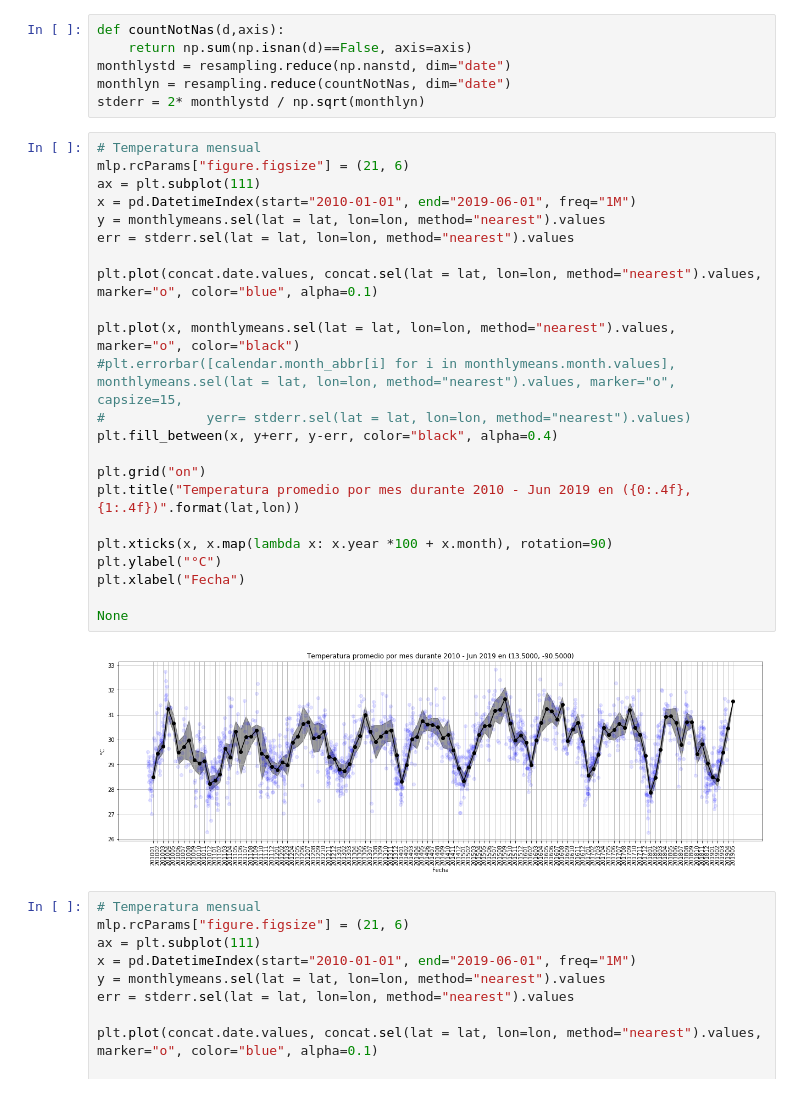
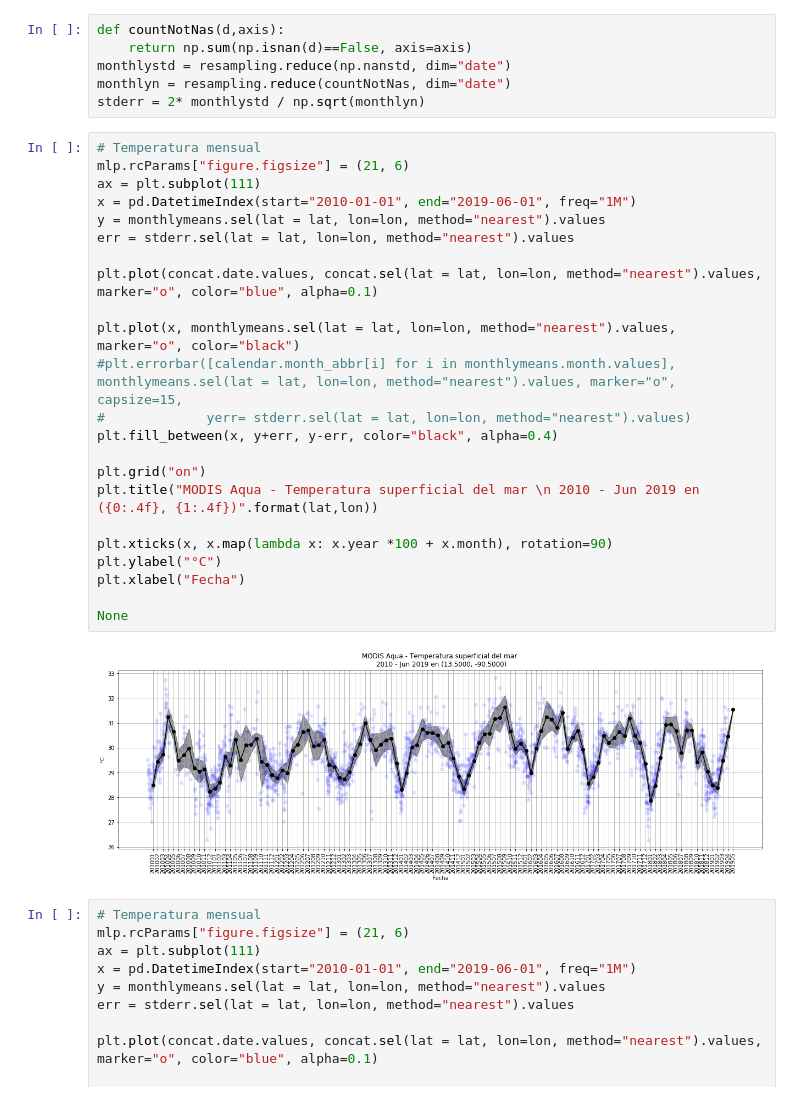
Before and after one commit to Guitlle/Marea-Roja-en-Guatemala, a Jupyter notebook: explorar-datos/Datos Historicos - explorar.ipynb, the cells around one changed output. Cells and saved outputs as stored; diff of their text form.

```diff
--- a/explorar-datos/Datos Historicos - explorar.ipynb
+++ b/explorar-datos/Datos Historicos - explorar.ipynb
@@ -112,28 +108,28 @@ stderr = 2* monthlystd / np.sqrt(monthlyn)
 # %%
 # Temperatura mensual
 mlp.rcParams["figure.figsize"] = (21, 6)
 ax = plt.subplot(111)
 x = pd.DatetimeIndex(start="2010-01-01", end="2019-06-01", freq="1M")
 y = monthlymeans.sel(lat = lat, lon=lon, method="nearest").values
 err = stderr.sel(lat = lat, lon=lon, method="nearest").values
 
 plt.plot(concat.date.values, concat.sel(lat = lat, lon=lon, method="nearest").values, marker="o", color="blue", alpha=0.1)
 
 plt.plot(x, monthlymeans.sel(lat = lat, lon=lon, method="nearest").values, marker="o", color="black")
 #plt.errorbar([calendar.month_abbr[i] for i in monthlymeans.month.values], monthlymeans.sel(lat = lat, lon=lon, method="nearest").values, marker="o", capsize=15,
 #             yerr= stderr.sel(lat = lat, lon=lon, method="nearest").values)
 plt.fill_between(x, y+err, y-err, color="black", alpha=0.4)
 
 plt.grid("on")
-plt.title("Temperatura promedio por mes durante 2010 - Jun 2019 en ({0:.4f}, {1:.4f})".format(lat,lon))
+plt.title("MODIS Aqua - Temperatura superficial del mar \n 2010 - Jun 2019 en ({0:.4f}, {1:.4f})".format(lat,lon))
 
 plt.xticks(x, x.map(lambda x: x.year *100 + x.month), rotation=90)
 plt.ylabel("°C")
 plt.xlabel("Fecha")
 
 None
 # %% [output]
-[figure, old version]
+[figure, new version]
 # %%
 # Temperatura mensual
 mlp.rcParams["figure.figsize"] = (21, 6)
```
Also changed, not shown: parts of 13 cells of this notebook, 3 other files.
